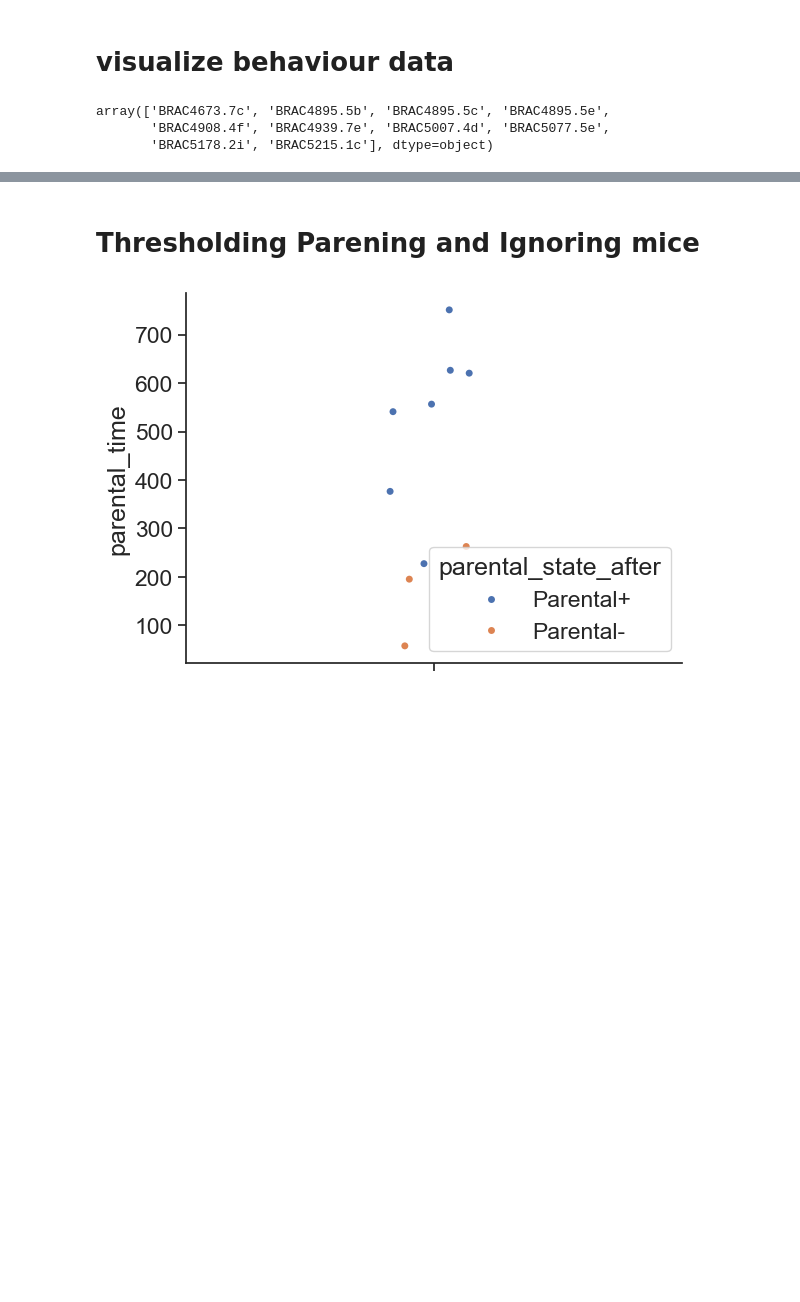
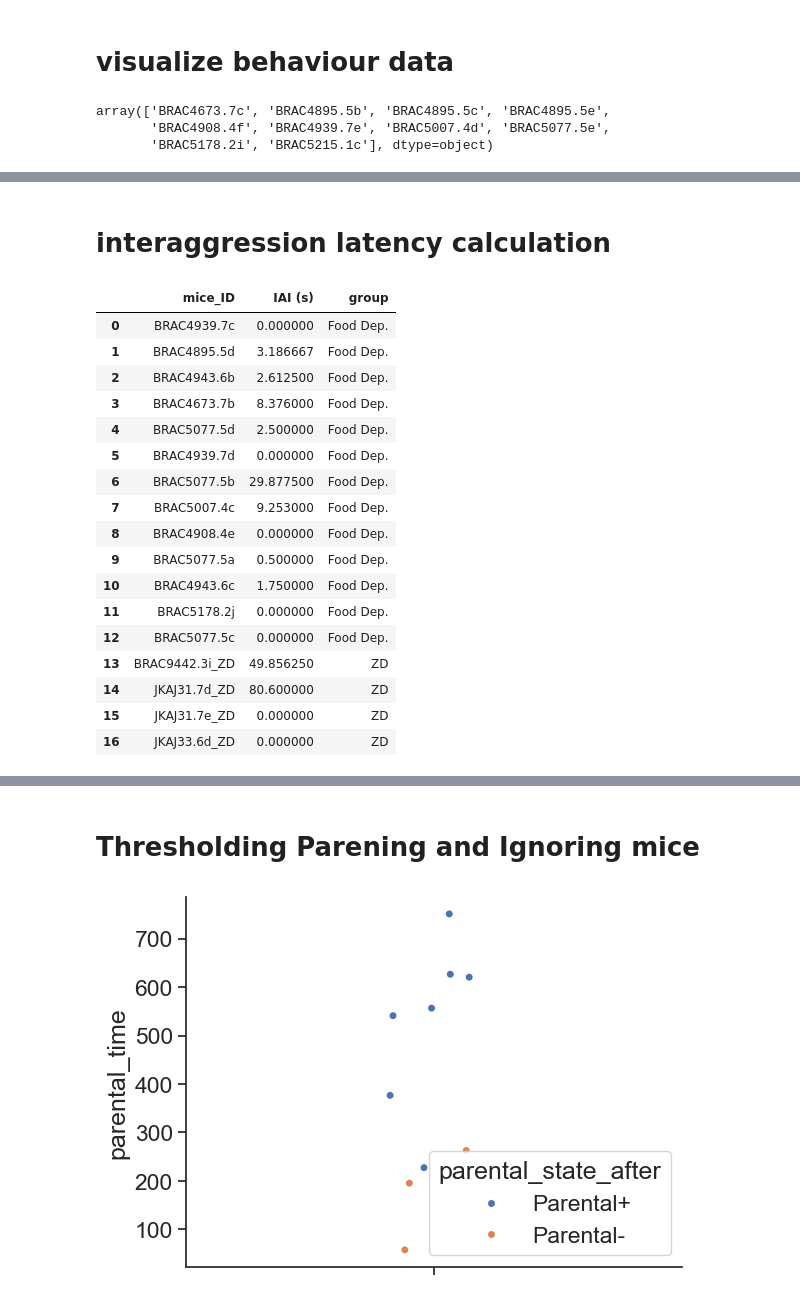
Before and after one commit to FrancisCrickInstitute/negative_parental_switch, a Jupyter notebook: NPS_behaviour_analysis/NPW_detailed_behaviour_analysis.ipynb, the cells around one changed output, grey strips where cells are left out. Cells and saved outputs as stored; diff of their text form; code cells hidden in the pictures; blank space fills up the shorter version.

```diff
--- a/NPS_behaviour_analysis/NPW_detailed_behaviour_analysis.ipynb
+++ b/NPS_behaviour_analysis/NPW_detailed_behaviour_analysis.ipynb
@@ -361,0 +357,46 @@ plt.show()
+# %% [markdown]
+# interaggression latency calculation
+# %%
+def calculate_iai(df):
+    start = df['Start (s)']
+    end = df['Stop (s)']
+    if len(start)<=1:
+        return 0
+    iai = start[1:].reset_index(drop=True) - end[:-1].reset_index(drop=True)
+    return iai.mean()
+
+
+
+agg_df = df_test[df_test.Behavior == 'aggressive contact']
+iais = {}
+for id in agg_df.mice_ID.unique():
+    sub_df = agg_df[agg_df.mice_ID == id]
+    iais[id] = calculate_iai(sub_df)
+
+for id in cann_df['Observation id'].unique():
+    sub_df = cann_df[(cann_df['Observation id'] == id) & (cann_df['Behavior'] == 'aggressive contact')]
+    iais[id] = calculate_iai(sub_df)
+iais = pd.DataFrame.from_dict(iais, orient = 'index', columns=[ 'IAI (s)'])
+iais = iais.reset_index().rename(columns = {'index': 'mice_ID'})
+iais['group'] = iais['mice_ID'].apply(lambda x: 'ZD' if x in cann_df['Observation id'].unique() else 'Food Dep.')
+# %%
+iais
+# %% [output]
+|  | mice_ID | IAI (s) | group |
+| 0 | BRAC4939.7c | 0.000000 | Food Dep. |
+| 1 | BRAC4895.5d | 3.186667 | Food Dep. |
+| 2 | BRAC4943.6b | 2.612500 | Food Dep. |
+| 3 | BRAC4673.7b | 8.376000 | Food Dep. |
+| 4 | BRAC5077.5d | 2.500000 | Food Dep. |
+| 5 | BRAC4939.7d | 0.000000 | Food Dep. |
+| 6 | BRAC5077.5b | 29.877500 | Food Dep. |
+| 7 | BRAC5007.4c | 9.253000 | Food Dep. |
+| 8 | BRAC4908.4e | 0.000000 | Food Dep. |
+| 9 | BRAC5077.5a | 0.500000 | Food Dep. |
+| 10 | BRAC4943.6c | 1.750000 | Food Dep. |
+| 11 | BRAC5178.2j | 0.000000 | Food Dep. |
+| 12 | BRAC5077.5c | 0.000000 | Food Dep. |
+| 13 | BRAC9442.3i_ZD | 49.856250 | ZD |
+| 14 | JKAJ31.7d_ZD | 80.600000 | ZD |
+| 15 | JKAJ31.7e_ZD | 0.000000 | ZD |
+| 16 | JKAJ33.6d_ZD | 0.000000 | ZD |
```
Also changed, not shown: parts of 7 cells of this notebook, 35 other files.
